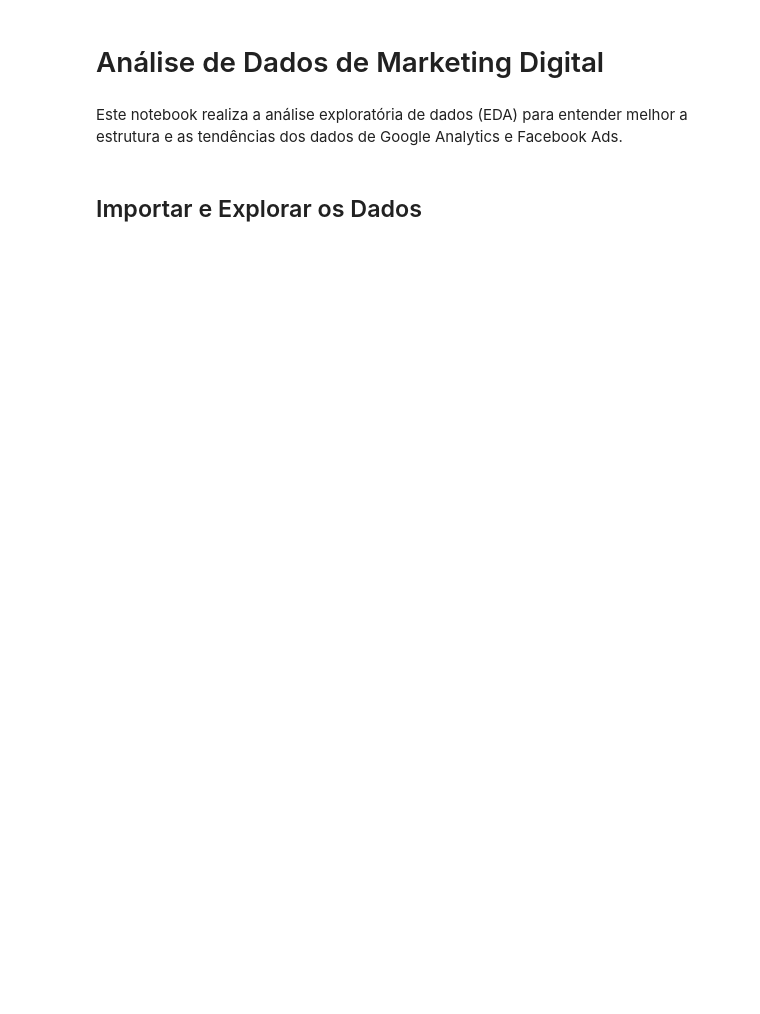
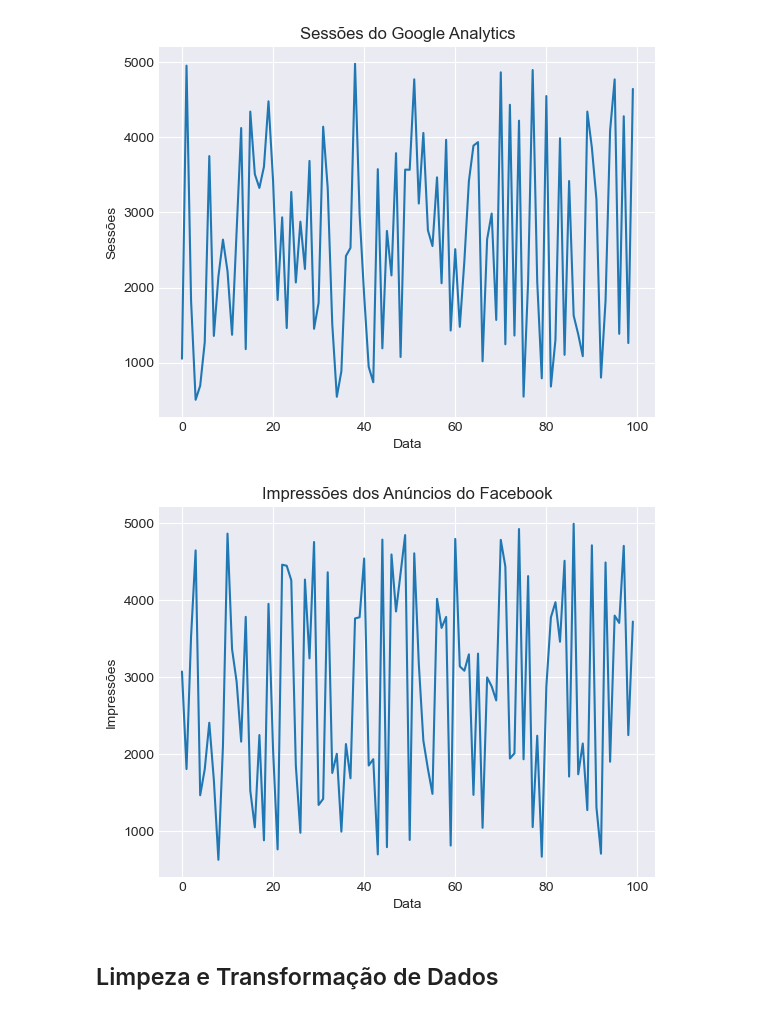
Before and after one commit to basapacheco/dashboard_interativo_marketing_digital, a Jupyter notebook: Notebooks/data_analysis.ipynb, the cells around one changed output. Cells and saved outputs as stored; diff of their text form; code cells hidden in the pictures; blank space fills up the shorter version.

Commit message:
data_analysis

````diff
--- a/Notebooks/data_analysis.ipynb
+++ b/Notebooks/data_analysis.ipynb
@@ -0,0 +10,3 @@
+# %%
+# Configurar o estilo dos gráficos
+plt.style.use('seaborn-v0_8-darkgrid')
@@ -0,0 +20,4 @@
+# %%
+# Carregar os dados
+ga_data = pd.read_json('../Data/google_analytics_data.json')
+fb_data = pd.read_json('../Data/facebook_ads_data.json')
@@ -1,8 +51,16 @@
+# %%
+# Visualizar algumas métricas
+ga_data['sessions'].plot(kind='line', title='Sessões do Google Analytics')
+plt.xlabel('Data')
+plt.ylabel('Sessões')
+plt.show()
+
+fb_data['impressions'].plot(kind='line', title='Impressões dos Anúncios do Facebook')
+plt.xlabel('Data')
+plt.ylabel('Impressões')
+plt.show()
+# %% [output]
+[figure, added]
+[figure, added]
 # %% [markdown]
-# Análise de Dados de Marketing Digital
+## Limpeza e Transformação de Dados
-# %% [markdown]
-Este notebook realiza a análise exploratória de dados (EDA) para entender melhor a estrutura e as tendências dos dados de Google Analytics e Facebook Ads.
-# %% [markdown]
-## Importar e Explorar os Dados
-
-```python
````
Also changed, not shown: parts of 17 cells of this notebook.
